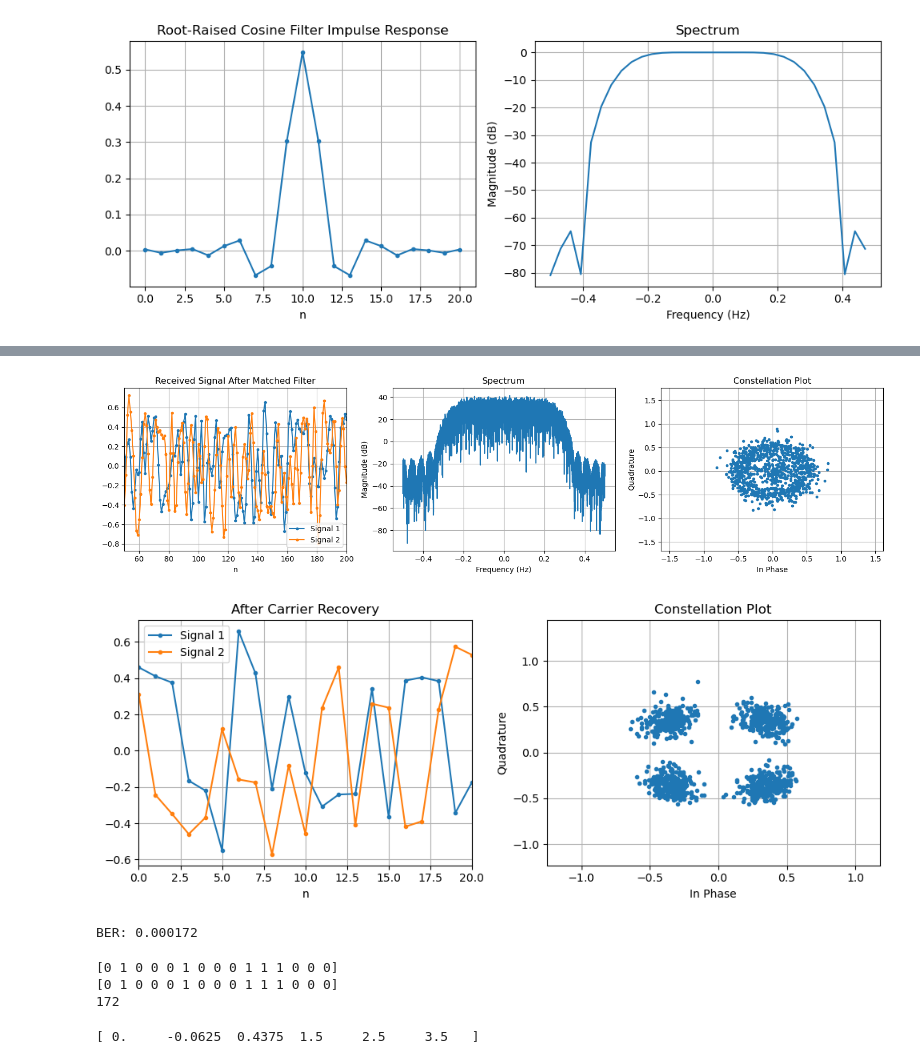
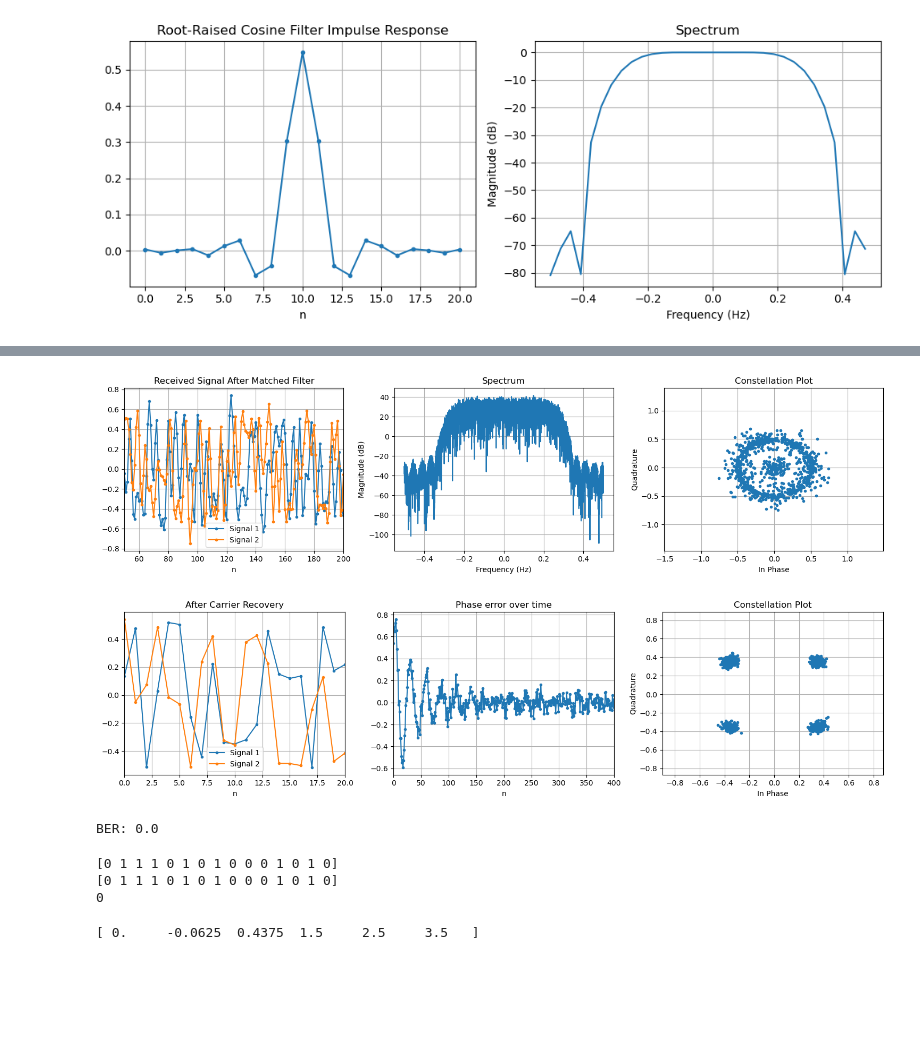
Before and after one commit to cddelong6626/sdr-notebooks, a Jupyter notebook: notebooks/qpsk_sim.ipynb, the cells around one changed output, grey strips where cells are left out. Saved outputs shown, nothing was run; the diff lists cells and outputs as text; code cells hidden in the pictures; blank space fills up the shorter version.

```diff
--- a/notebooks/qpsk_sim.ipynb
+++ b/notebooks/qpsk_sim.ipynb
@@ -47,7 +47,7 @@ SPS = int(2)
 N_BITS = 10**6
 N_SYMBOLS = int(N_BITS/2) + 1       # qpsk: 2 bits/sample, differential coding: +1 symbol
 N_RRC_TAPS = SPS*10 + 1
-SNR_DB = 10
+SNR_DB = 20
 # %%
 ### Generate bits ###
 bits_tx = np.random.randint(2, size=N_BITS)
@@ -140,7 +137,7 @@ plt.show()
 # Remove extra samples from convolutions
 sig_matched = sig_matched[N_RRC_TAPS-1 : (N_RRC_TAPS-1) * -1]
 # %% [output]
-[figure, old version]
+[figure, new version]
 # %%
 ### Symbol Synchronization ###
 
@@ -150,38 +147,42 @@ Gardner:
 - 2x oversampling fine since sample rate is same for both rx and tx on PlutoSDR
 - Better than M&M in lower SNR environments
 - Real-time low-latency
 
 cubic interpolation:
 - Complexity not bad (better than sinc) when using Farrow structures
 - More accurate than lower order quadratic interpolaters
 """
 
 delta_t = 0.0
 buf_size = 5
 n = np.arange(buf_size)
 
 
 
 
 
 sig_dec = sig_matched[::SPS]
 
 
 ### Carrier Recovery ###
 # 2nd Order Costas Loop
 K_p = 0.05
 K_i = 0.05
-costas_loop(sig_dec, K_p, K_i)
-sym_rot = sig_dec
+
+control = PIDFeedback(K_p, K_i)
+lock_detector = PhaseLockDetector()
+error = np.empty_like(sig_dec)
+sym_rot = costas_loop(sig_dec, control, lock_detector, debug=error)
 
 
-fig, axs = plt.subplots(1, 2, figsize=(10, 4))
+fig, axs = plt.subplots(1, 3, figsize=(15, 4))
 plot_signal(sym_rot.real, sym_rot.imag, title='After Carrier Recovery', xlim=[0, 10*SPS], ax=axs[0])
-plot_constellation(sym_rot[1000:], n_samples=1000, ax=axs[1])
+plot_signal(error, title='Phase error over time', xlim=[0, 400], ax=axs[1])
+plot_constellation(sym_rot[1000:], n_samples=1000, ax=axs[2])
 plt.tight_layout()
 plt.show()
 # %% [output]
-[figure, old version]
+[figure, new version]
 # %%
 ### Demodulation ###
 
@@ -190,7 +191,7 @@ bits_rx = demodulate_qpsk(diff_decode_psk_symbols(optimum_decider_qpsk(sym_rot))
 
 print(f"BER: {np.mean(bits_tx != bits_rx)}")
 # %% [output]
-BER: 0.000172
+BER: 0.0
 # %%
 print(bits_tx[0:15])
 print(bits_rx[0:15])
@@ -201,9 +202,9 @@ for i in range(len(bits_tx)):
 
 print(np.sum(bits_rx != bits_tx))
 # %% [output]
-[0 1 0 0 0 1 0 0 0 1 1 1 0 0 0]
-[0 1 0 0 0 1 0 0 0 1 1 1 0 0 0]
-172
+[0 1 1 1 0 1 0 1 0 0 0 1 0 1 0]
+[0 1 1 1 0 1 0 1 0 0 0 1 0 1 0]
+0
 # %%
 farrow = CubicFarrowStructure()
 
```
Also changed, not shown: parts of 5 cells of this notebook, 3 other files.
